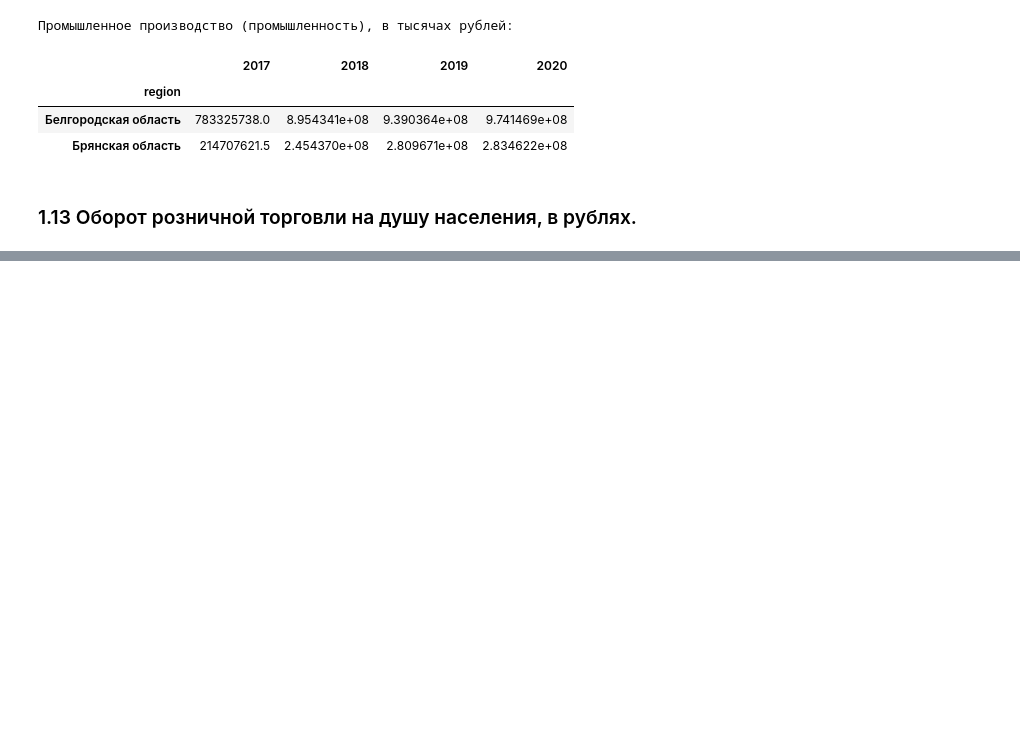
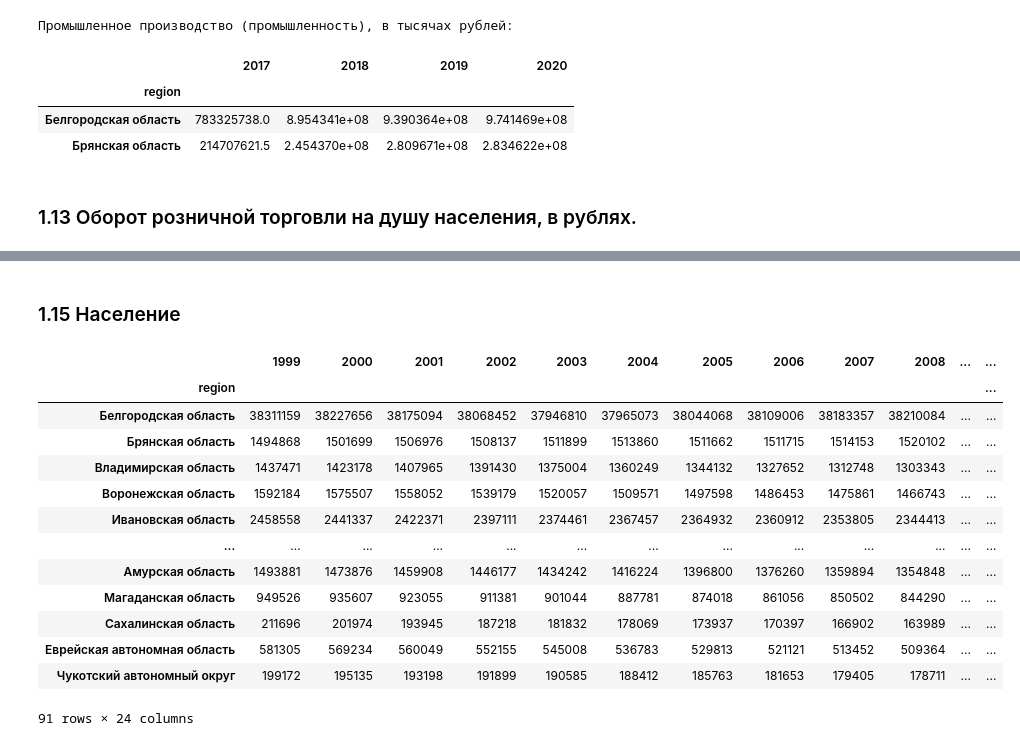
Before and after one commit to banzarkhan/ngo-clasterization, a Jupyter notebook: ngo-clasterization.ipynb, the cells around one changed output, grey strips where cells are left out. Cells and saved outputs as stored; diff of their text form; code cells hidden in the pictures; blank space fills up the shorter version.

```diff
--- a/ngo-clasterization.ipynb
+++ b/ngo-clasterization.ipynb
@@ -815,0 +768,39 @@ No match found for 'корякский округ, входящий в сост
+# %% [markdown]
+### 1.15 Население
+# %%
+population = pd.read_excel('data/population.xlsx')
+
+population = population.rename(columns={'Unnamed: 0': 'region'})
+
+population['region']=population['region'].fillna('region_')
+
+population = population.ffill()
+
+# Исключим строки содержащие федеральный округ, федерация и район
+district = population[population['region'].str.contains('федеральный округ|Федерация|район|Раздел 1.|все население|Муниципа|муниципа|сельсовет|поссовет|рп|Ордынский|Корякский|region')].index
+population.drop(district, axis = 0, inplace=True)
+population.drop('Unnamed: 1', axis=1, inplace=True)
+
+# Унифицируем названия регионов
+population['region'] = population['region'].apply(change_name)
+
+# Назначим регион как индекс
+population.set_index('region', inplace=True)
+
+population.columns = range(1999,2023)
+population
+# %% [output]
+|  | 1999 | 2000 | 2001 | 2002 | 2003 | 2004 | 2005 | 2006 | 2007 | 2008 | ... | ... |
+| region |  |  |  |  |  |  |  |  |  |  |  | ... |
+| Белгородская область | 38311159 | 38227656 | 38175094 | 38068452 | 37946810 | 37965073 | 38044068 | 38109006 | 38183357 | 38210084 | ... | ... |
+| Брянская область | 1494868 | 1501699 | 1506976 | 1508137 | 1511899 | 1513860 | 1511662 | 1511715 | 1514153 | 1520102 | ... | ... |
+| Владимирская область | 1437471 | 1423178 | 1407965 | 1391430 | 1375004 | 1360249 | 1344132 | 1327652 | 1312748 | 1303343 | ... | ... |
+| Воронежская область | 1592184 | 1575507 | 1558052 | 1539179 | 1520057 | 1509571 | 1497598 | 1486453 | 1475861 | 1466743 | ... | ... |
+| Ивановская область | 2458558 | 2441337 | 2422371 | 2397111 | 2374461 | 2367457 | 2364932 | 2360912 | 2353805 | 2344413 | ... | ... |
+| ... | ... | ... | ... | ... | ... | ... | ... | ... | ... | ... | ... | ... |
+| Амурская область | 1493881 | 1473876 | 1459908 | 1446177 | 1434242 | 1416224 | 1396800 | 1376260 | 1359894 | 1354848 | ... | ... |
+| Магаданская область | 949526 | 935607 | 923055 | 911381 | 901044 | 887781 | 874018 | 861056 | 850502 | 844290 | ... | ... |
+| Сахалинская область | 211696 | 201974 | 193945 | 187218 | 181832 | 178069 | 173937 | 170397 | 166902 | 163989 | ... | ... |
+| Еврейская автономная область | 581305 | 569234 | 560049 | 552155 | 545008 | 536783 | 529813 | 521121 | 513452 | 509364 | ... | ... |
+| Чукотский автономный округ | 199172 | 195135 | 193198 | 191899 | 190585 | 188412 | 185763 | 181653 | 179405 | 178711 | ... | ... |
+91 rows × 24 columns
```
Also changed, not shown: parts of 17 cells of this notebook.
